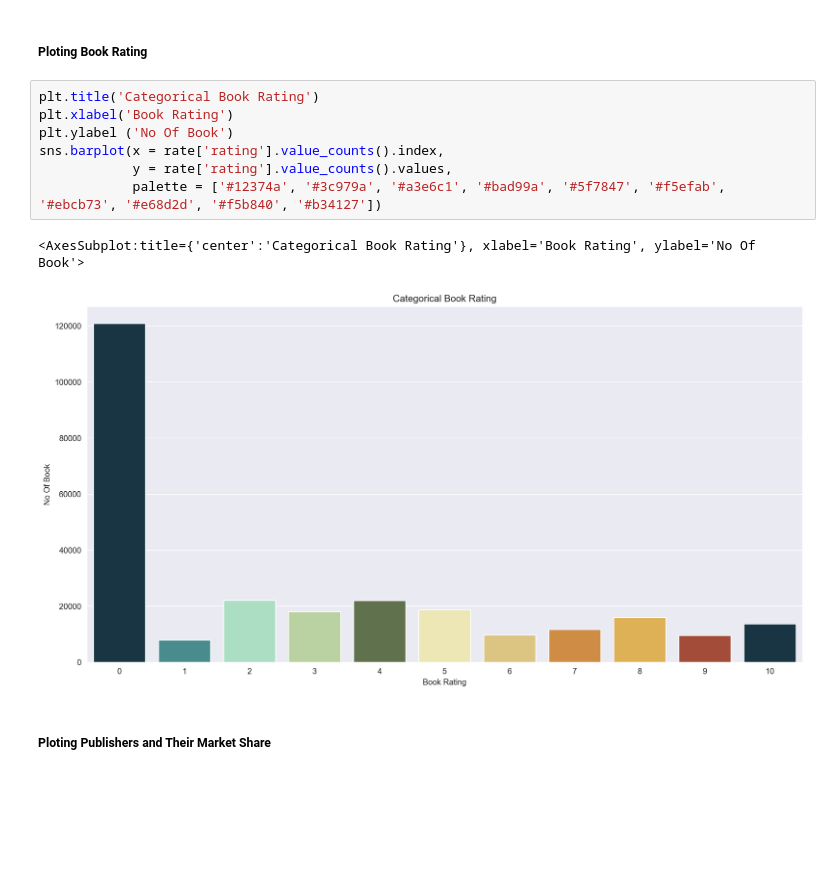
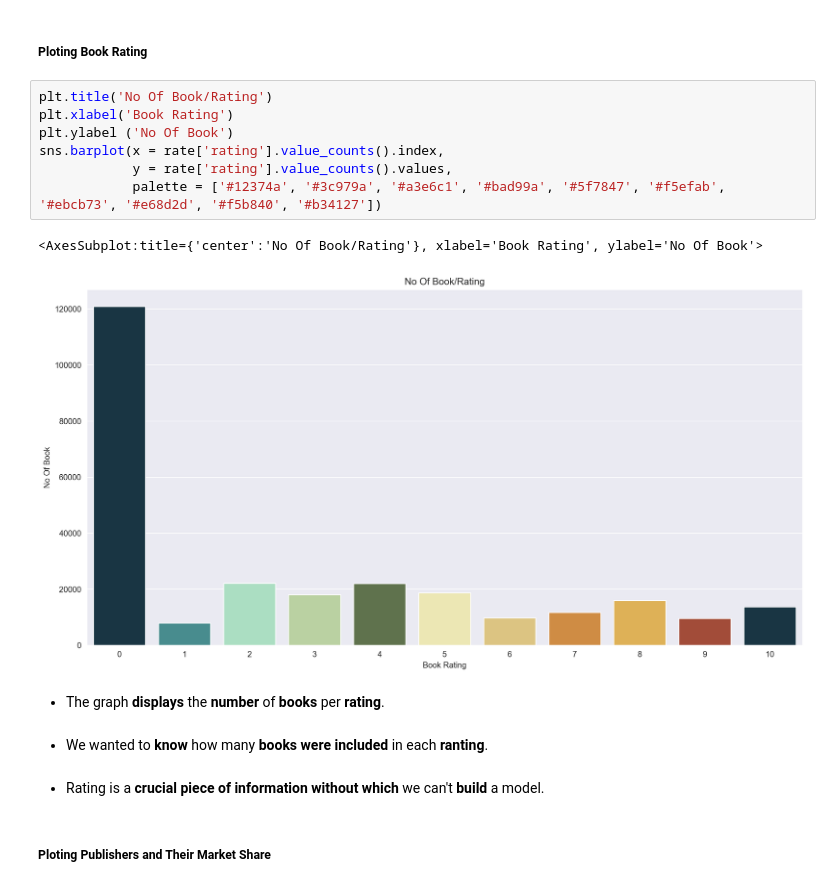
Before and after one commit to kunal-mallick/Book_Recommendation, a Jupyter notebook: Data Preprocessing & EDA/EDA.ipynb, the cells around one changed output. Cells and saved outputs as stored; diff of their text form; blank space fills up the shorter version.

```diff
--- a/Data Preprocessing & EDA/EDA.ipynb
+++ b/Data Preprocessing & EDA/EDA.ipynb
@@ -885,15 +1277,21 @@ Name: country, dtype: int64
 # %% [markdown]
 ##### Ploting Book Rating
 # %%
-plt.title('Categorical Book Rating')
+plt.title('No Of Book/Rating')
 plt.xlabel('Book Rating')
 plt.ylabel ('No Of Book')
 sns.barplot(x = rate['rating'].value_counts().index,
             y = rate['rating'].value_counts().values,
             palette = ['#12374a', '#3c979a', '#a3e6c1', '#bad99a', '#5f7847', '#f5efab', '#ebcb73', '#e68d2d', '#f5b840', '#b34127'])
 # %% [output]
-<AxesSubplot:title={'center':'Categorical Book Rating'}, xlabel='Book Rating', ylabel='No Of Book'>
+<AxesSubplot:title={'center':'No Of Book/Rating'}, xlabel='Book Rating', ylabel='No Of Book'>
-[figure, old version]
+[figure, new version]
+# %% [markdown]
+- The graph **displays** the **number** of **books** per **rating**.
+# %% [markdown]
+- We wanted to **know** how many **books were included** in each **ranting**.
+# %% [markdown]
+- Rating is a **crucial piece of information without which** we can't **build** a model.
 # %% [markdown]
 ##### Ploting Publishers and Their Market Share
 # %%
```
Also changed, not shown: parts of 63 cells of this notebook.
